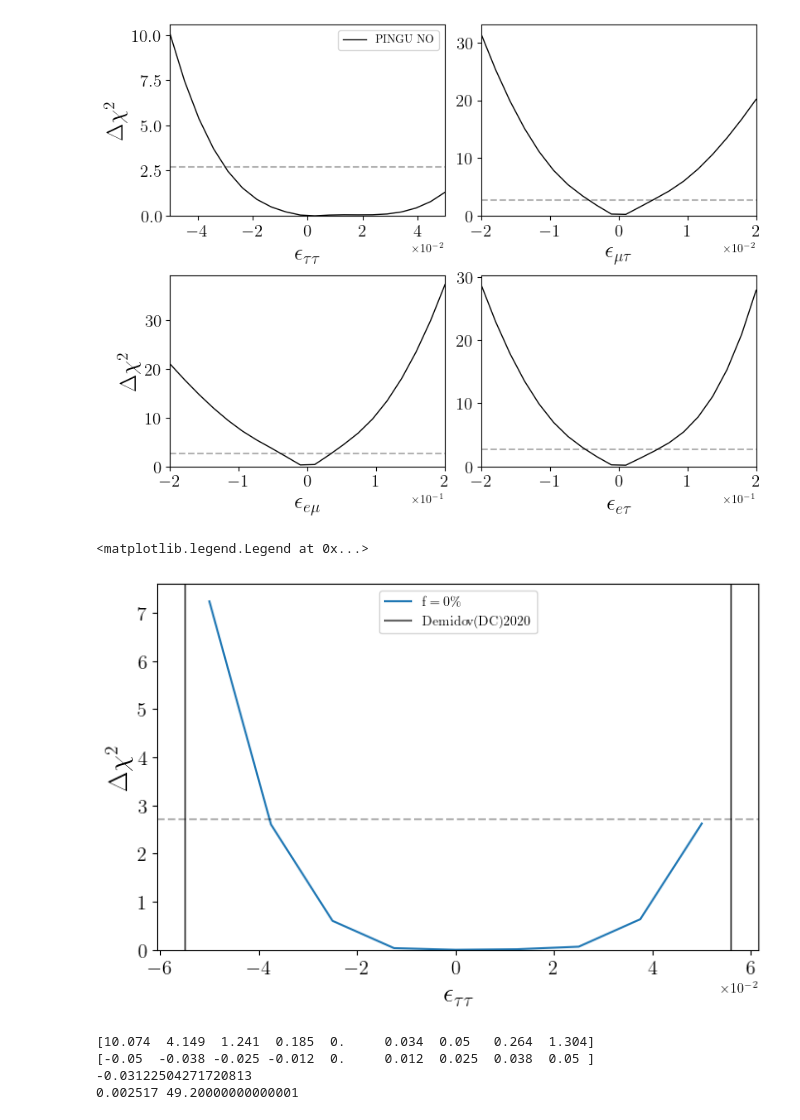
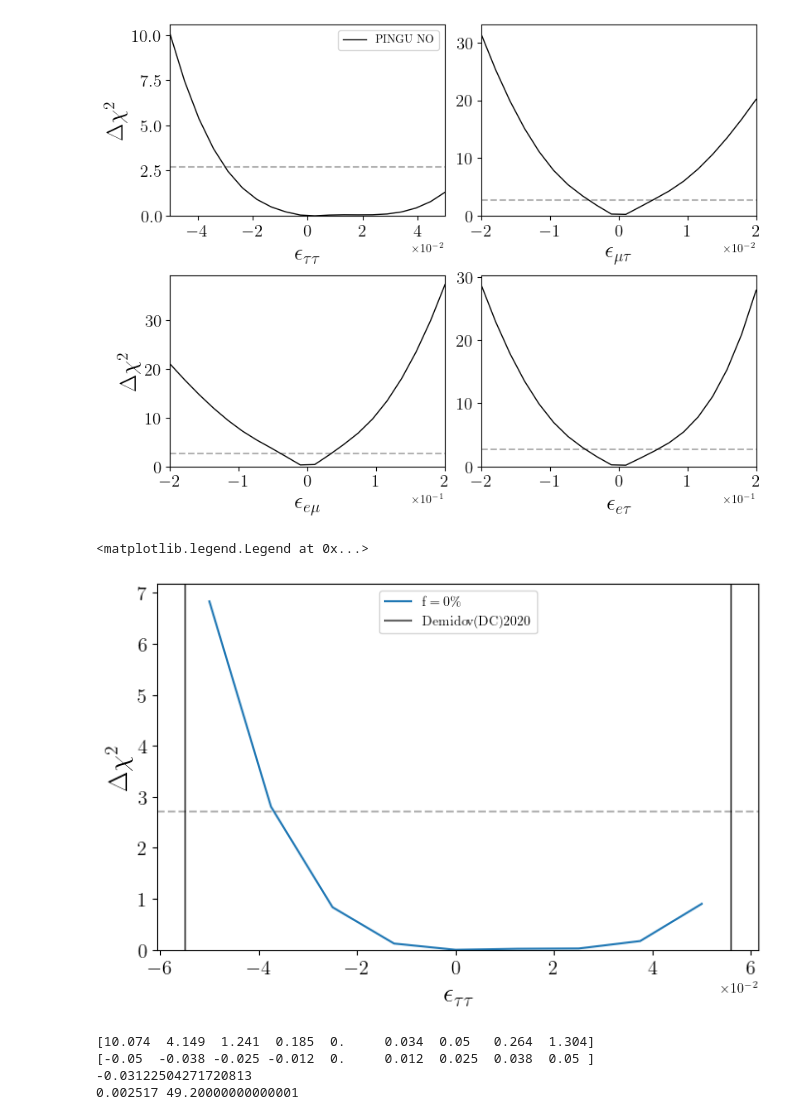
Before and after one commit to Sjoeborg/thesis, a Jupyter notebook: notebooks/PINGU/analysis.ipynb, the cells around one changed output. Drawn from its saved outputs; the diff is of its cells as text; code cells hidden in the pictures.

```diff
--- a/notebooks/PINGU/analysis.ipynb
+++ b/notebooks/PINGU/analysis.ipynb
@@ -30,12 +30,12 @@ livetime = 3*365*24*3600 #Effective livetime table1 DC2019 2.45
 precomputed_events = True
 IO=False
 ordering = 'IO' if IO else 'NO'
-dm31_range, th23_range,ett_range, emt_range, eem_range, eet_range = get_param_list(dm31N=5,
-                                                                                   th23N=5,
-                                                                          ett=5e-2, ettN=1,
-                                                                          emt=2e-2, emtN=10,
-                                                                          eem=2e-1, eemN=1,
-                                                                          eet=2e-1, eetN=1,
+dm31_range, th23_range,ett_range, emt_range, eem_range, eet_range = get_param_list(dm31N=1,
+                                                                                   th23N=1,
+                                                                          ett_tuple=(-5e-2,5e-2,1),
+                                                                          emt_tuple=(-2e-2,2e-2,1),
+                                                                          eem_tuple=(-2e-1,2e-1,10),
+                                                                          eet_tuple=(-2e-1,2e-1,10),
                                                                           IO=IO)
 
 print('dm:', dm31_range)
@@ -71,7 +67,7 @@ H0 = pickle.load(open(f'./pre_computed/H0_{ordering}_PINGU.p','rb'))*livetime
 # %%
 sigma_a = 0.25
 sigma_b = 0.04
-f = 0#.05
+f = 0.05
 chisq,  best_fit_index = get_deltachi([H for H in H1],H0,0,[sigma_a,sigma_b],f,x0=[1,0])
 
 reshaped_chisq = chisq.reshape(len(eet_range),
@@ -157,7 +157,7 @@ nsi_param_range=[]
 N = 10 - 2
 sigma_a = 0.25
 sigma_b = 0.04
-f = 0#.05
+f = 0.05
 for ordering in ['NO','IO']:
     for i,nsi_param in enumerate(['ett','emt','eem','eet']):
         ettN,emtN,eemN,eetN = 0,0,0,0
@@ -244,25 +244,25 @@ $\epsilon_{e\tau}$
 # %%
 fig, ax = plt.subplots(1,1,figsize=(8,5))
 demidov_ett = (-0.055, 0.056)
-plt.plot(ett_range, marginalized_deltachi[best_ett_index,0,0,0],label=r'$\mathrm{f = 0\%}$')
+plt.plot(ett_range, deltachi_ett,label=r'$\mathrm{f = 0\%}$')
 #plt.plot(emt_range, deltachi1,label='My work, f = 5 \%')
 plt.axhline(chi2.ppf(0.9,1), alpha=0.3, c='black', ls = '--')
 #plt.axhline(chi2.ppf(0.99,1), alpha=0.3, c='black', ls = '--')
 
 
 plt.axvline(demidov_ett[0], alpha=0.6,c='black', label=r'$\mathrm{Demidov (DC) 2020}$')
 plt.axvline(demidov_ett[1], alpha=0.6,c='black')
 
 plt.ylim(bottom=0)
 plt.xlabel(r'$\epsilon_{\tau\tau}$', fontsize=20)
 plt.ylabel(r'$\Delta \chi^2$', fontsize=20)
 ax.tick_params(labelsize=15)
 ax.ticklabel_format(axis="x", style="sci", scilimits=(0,0))
 plt.legend()
 #save(fig, 'PINGU_3D_ett')
 # %% [output]
 <matplotlib.legend.Legend at 0x...>
-[figure, old version]
+[figure, new version]
 # %%
 print(deltachi_ett)
 print(ett_range)
```
Also changed, not shown: parts of 11 cells of this notebook, 9 other files.
